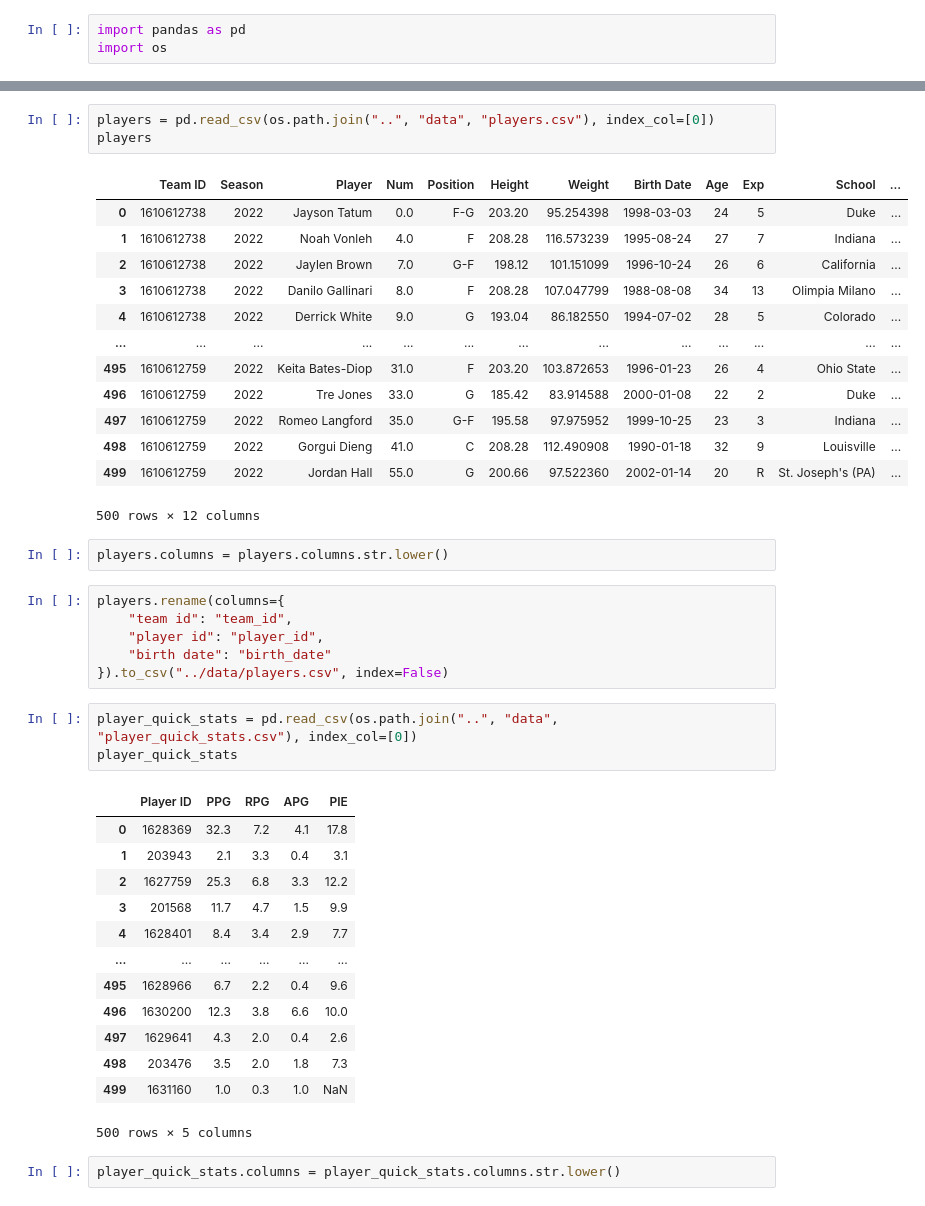
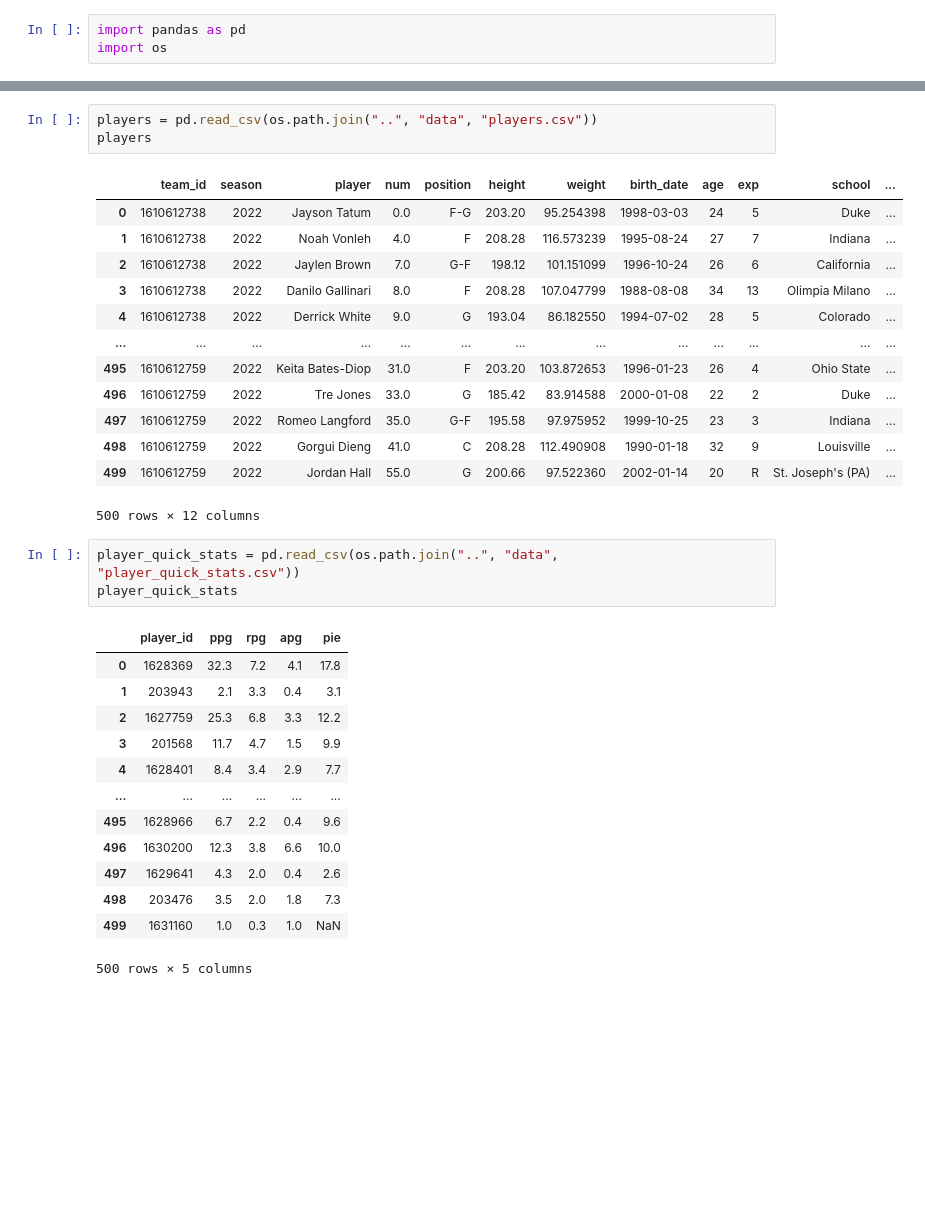
Before and after one commit to darakasrovi/nba_api, a Jupyter notebook: notebooks/Access NBA Data.ipynb, the cells around one changed output, grey strips where cells are left out. Saved outputs shown, nothing was run; the diff lists cells and outputs as text; blank space fills up the shorter version.

```diff
--- a/notebooks/Access NBA Data.ipynb
+++ b/notebooks/Access NBA Data.ipynb
@@ -33,8 +25,8 @@ teams.rename(
 # %%
-players = pd.read_csv(os.path.join("..", "data", "players.csv"), index_col=[0])
+players = pd.read_csv(os.path.join("..", "data", "players.csv"))
 players
 # %% [output]
-|  | Team ID | Season | Player | Num | Position | Height | Weight | Birth Date | Age | Exp | School | ... |
+|  | team_id | season | player | num | position | height | weight | birth_date | age | exp | school | ... |
 | 0 | 1610612738 | 2022 | Jayson Tatum | 0.0 | F-G | 203.20 | 95.254398 | 1998-03-03 | 24 | 5 | Duke | ... |
 | 1 | 1610612738 | 2022 | Noah Vonleh | 4.0 | F | 208.28 | 116.573239 | 1995-08-24 | 27 | 7 | Indiana | ... |
 | 2 | 1610612738 | 2022 | Jaylen Brown | 7.0 | G-F | 198.12 | 101.151099 | 1996-10-24 | 26 | 6 | California | ... |
@@ -47,19 +39,11 @@ players
 | 498 | 1610612759 | 2022 | Gorgui Dieng | 41.0 | C | 208.28 | 112.490908 | 1990-01-18 | 32 | 9 | Louisville | ... |
 | 499 | 1610612759 | 2022 | Jordan Hall | 55.0 | G | 200.66 | 97.522360 | 2002-01-14 | 20 | R | St. Joseph's (PA) | ... |
 500 rows × 12 columns
-# %%
-players.columns = players.columns.str.lower()
-# %%
-players.rename(columns={
-    "team id": "team_id",
-    "player id": "player_id",
-    "birth date": "birth_date"
-}).to_csv("../data/players.csv", index=False)
 # %%
-player_quick_stats = pd.read_csv(os.path.join("..", "data", "player_quick_stats.csv"), index_col=[0])
+player_quick_stats = pd.read_csv(os.path.join("..", "data", "player_quick_stats.csv"))
 player_quick_stats
 # %% [output]
-|  | Player ID | PPG | RPG | APG | PIE |
+|  | player_id | ppg | rpg | apg | pie |
 | 0 | 1628369 | 32.3 | 7.2 | 4.1 | 17.8 |
 | 1 | 203943 | 2.1 | 3.3 | 0.4 | 3.1 |
 | 2 | 1627759 | 25.3 | 6.8 | 3.3 | 12.2 |
@@ -72,5 +56,3 @@ player_quick_stats
 | 498 | 203476 | 3.5 | 2.0 | 1.8 | 7.3 |
 | 499 | 1631160 | 1.0 | 0.3 | 1.0 | NaN |
 500 rows × 5 columns
-# %%
-player_quick_stats.columns = player_quick_stats.columns.str.lower()
```
Also changed, not shown: parts of 7 cells of this notebook, 3 other files.
